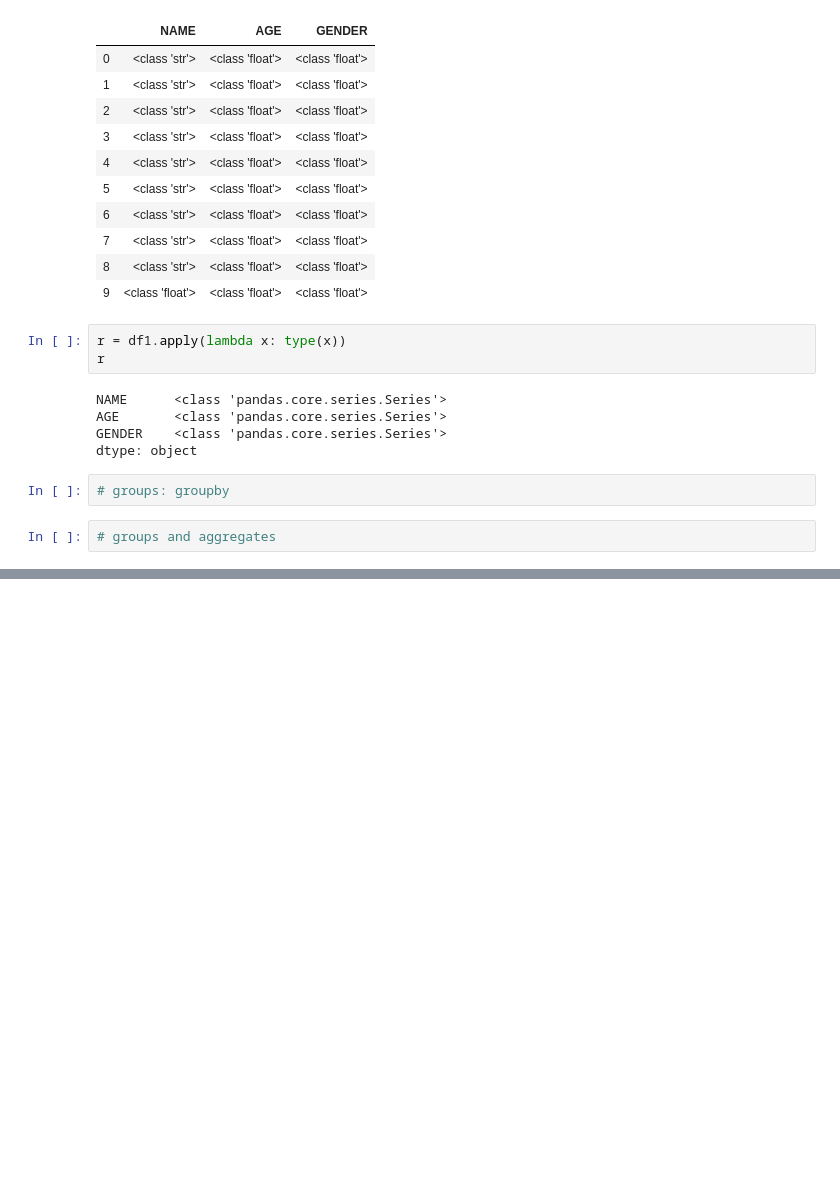
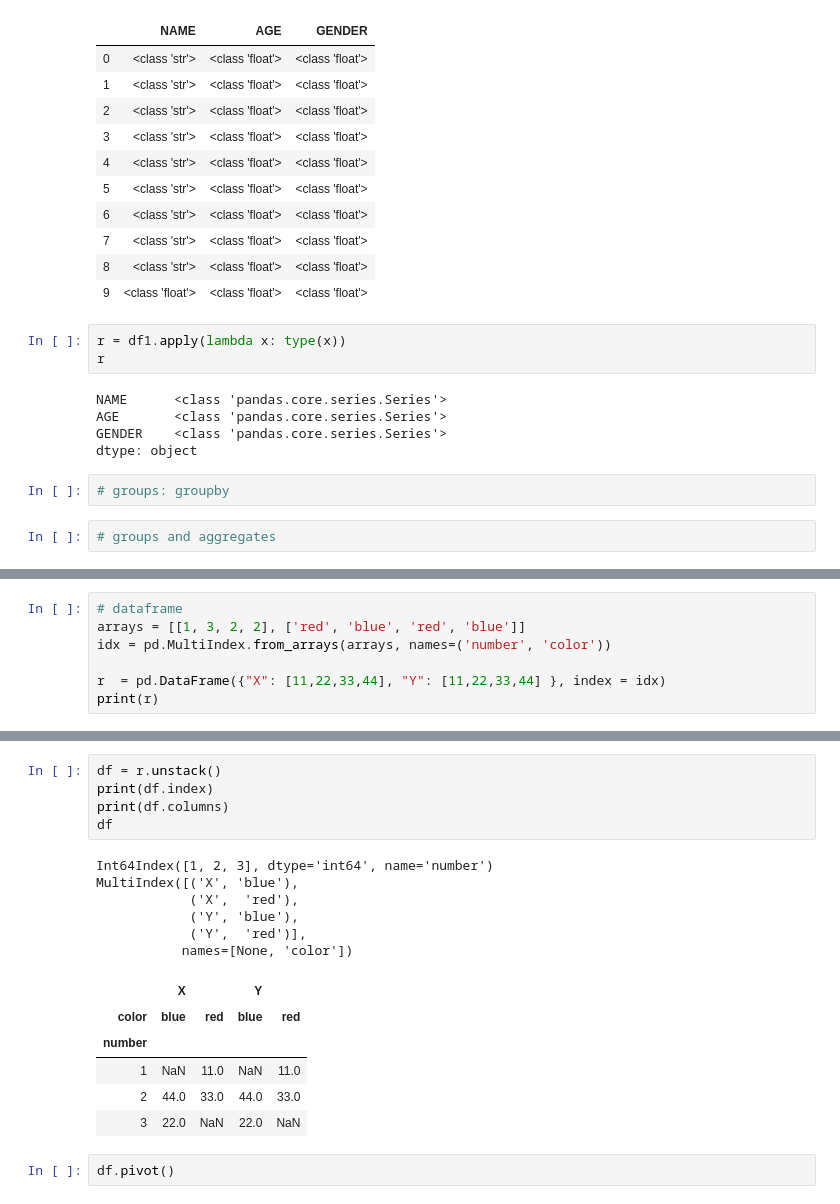
Before and after one commit to leangaurav/dsc_weekday_2020_09_24, a Jupyter notebook: CODE/Pandas1.ipynb, the cells around one changed output, grey strips where cells are left out. Drawn from its saved outputs; the diff is of its cells as text; blank space fills up the shorter version.

```diff
--- a/CODE/Pandas1.ipynb
+++ b/CODE/Pandas1.ipynb
@@ -1061,0 +1184,7 @@ dtype: object
+# %%
+# dataframe
+arrays = [[1, 3, 2, 2], ['red', 'blue', 'red', 'blue']]
+idx = pd.MultiIndex.from_arrays(arrays, names=('number', 'color'))
+
+r  = pd.DataFrame({"X": [11,22,33,44], "Y": [11,22,33,44] }, index = idx)
+print(r)
@@ -1061,0 +1221,20 @@ dtype: object
+# %%
+df = r.unstack()
+print(df.index)
+print(df.columns)
+df
+# %% [output]
+Int64Index([1, 2, 3], dtype='int64', name='number')
+MultiIndex([('X', 'blue'),
+            ('X',  'red'),
+            ('Y', 'blue'),
+            ('Y',  'red')],
+           names=[None, 'color'])
+|  | X |  | Y |  |
+| color | blue | red | blue | red |
+| number |  |  |  |  |
+| 1 | NaN | 11.0 | NaN | 11.0 |
+| 2 | 44.0 | 33.0 | 44.0 | 33.0 |
+| 3 | 22.0 | NaN | 22.0 | NaN |
+# %%
+df.pivot()
```
Also changed, not shown: parts of 17 cells of this notebook, 3 other files.
